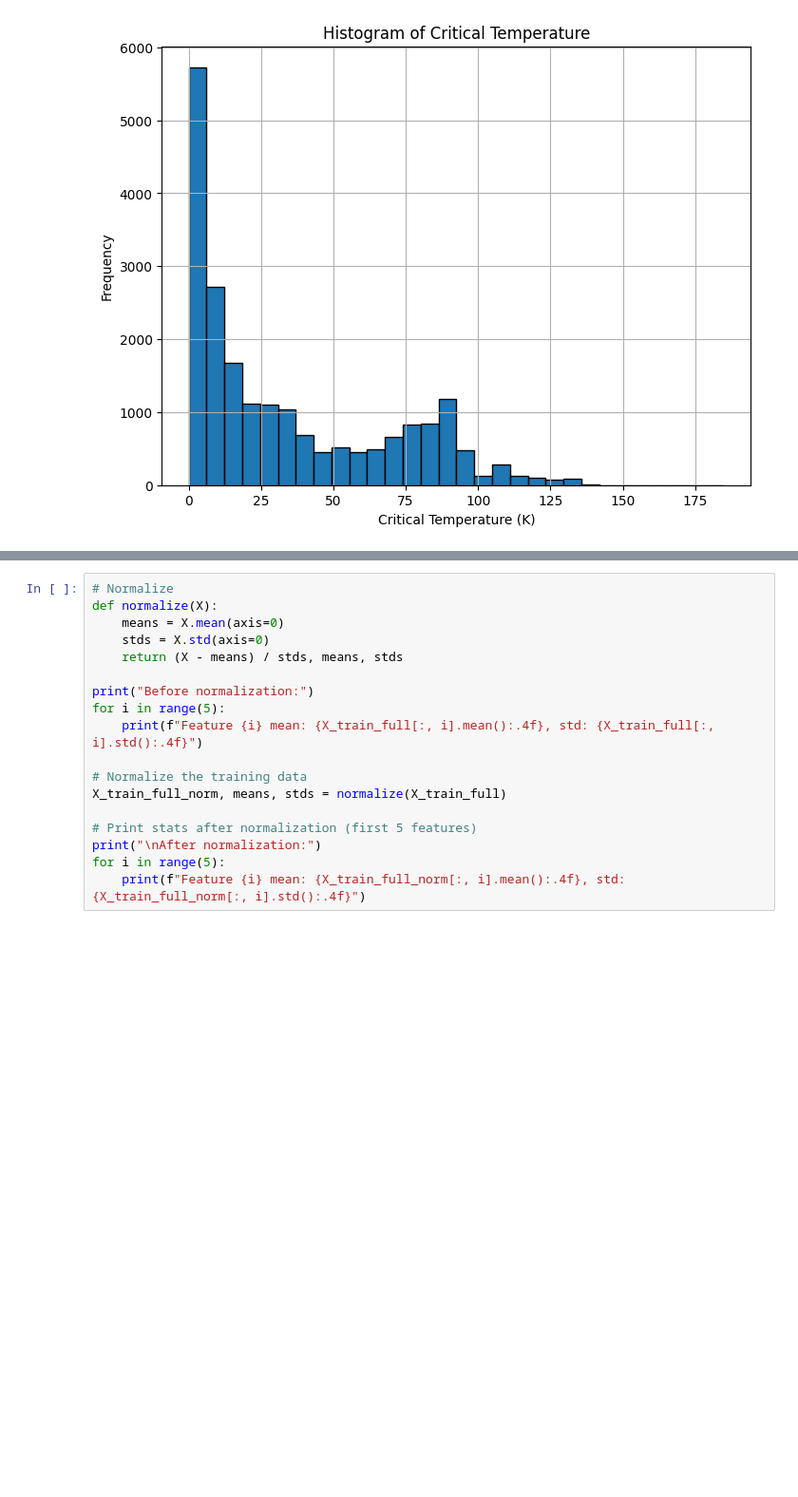
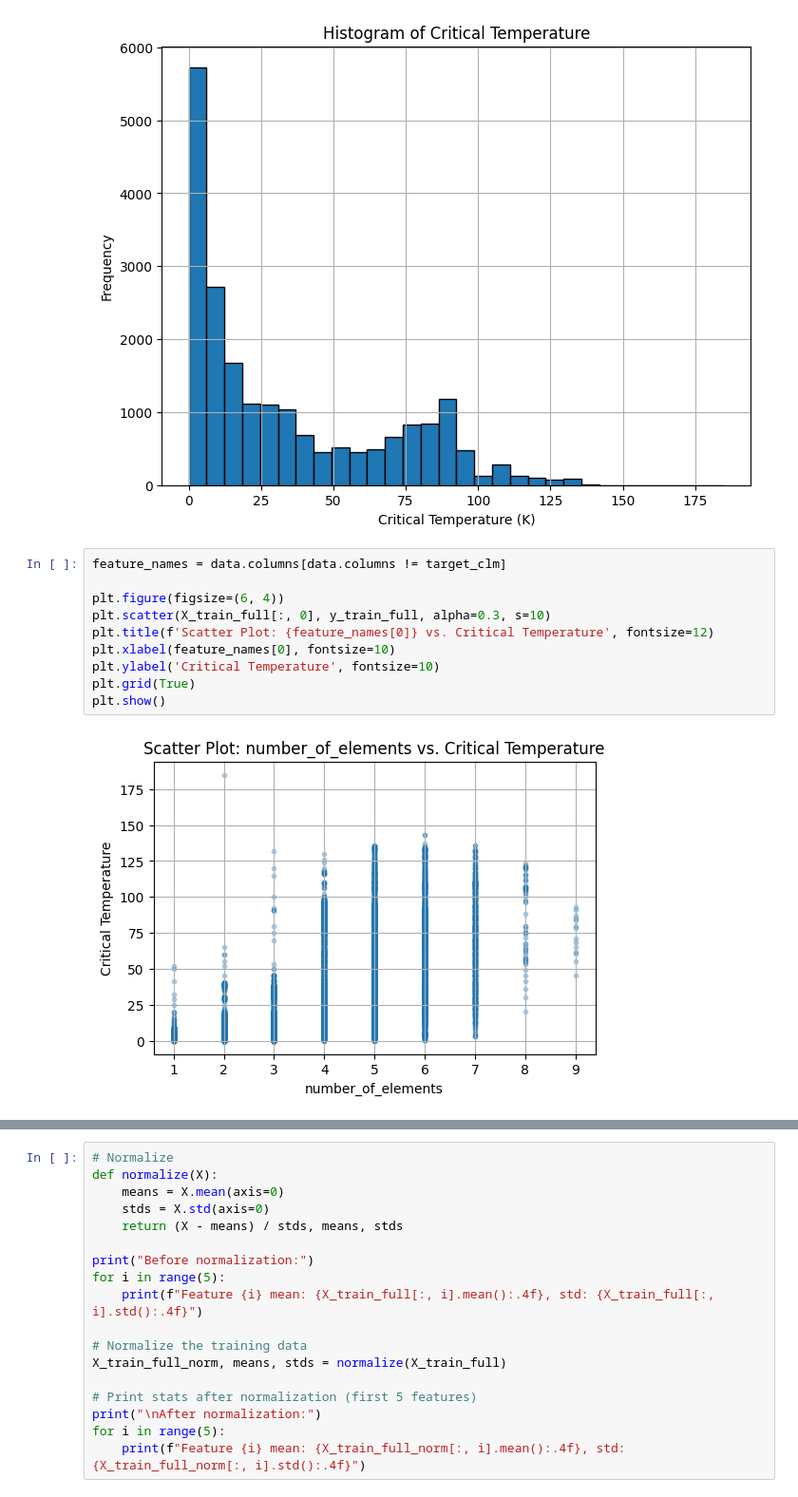
Before and after one commit to josh-wilkinson/MachineLearningExercises, a Jupyter notebook: Practical01/Practical01.ipynb, the cells around one changed output, grey strips where cells are left out. Shown at 95% size. Saved outputs shown, nothing was run; the diff lists cells and outputs as text; blank space fills up the shorter version.

```diff
--- a/Practical01/Practical01.ipynb
+++ b/Practical01/Practical01.ipynb
@@ -106,5 +106,17 @@ plt.grid(True)
 plt.show()
 # %% [output]
 [figure]
+# %%
+feature_names = data.columns[data.columns != target_clm]
+
+plt.figure(figsize=(6, 4))
+plt.scatter(X_train_full[:, 0], y_train_full, alpha=0.3, s=10)
+plt.title(f'Scatter Plot: {feature_names[0]} vs. Critical Temperature', fontsize=12)
+plt.xlabel(feature_names[0], fontsize=10)
+plt.ylabel('Critical Temperature', fontsize=10)
+plt.grid(True)
+plt.show()
+# %% [output]
+[figure, added]
 # %%
 # Scatter plots of the target variable vs. features
```
Also changed, not shown: parts of 3 cells of this notebook.
